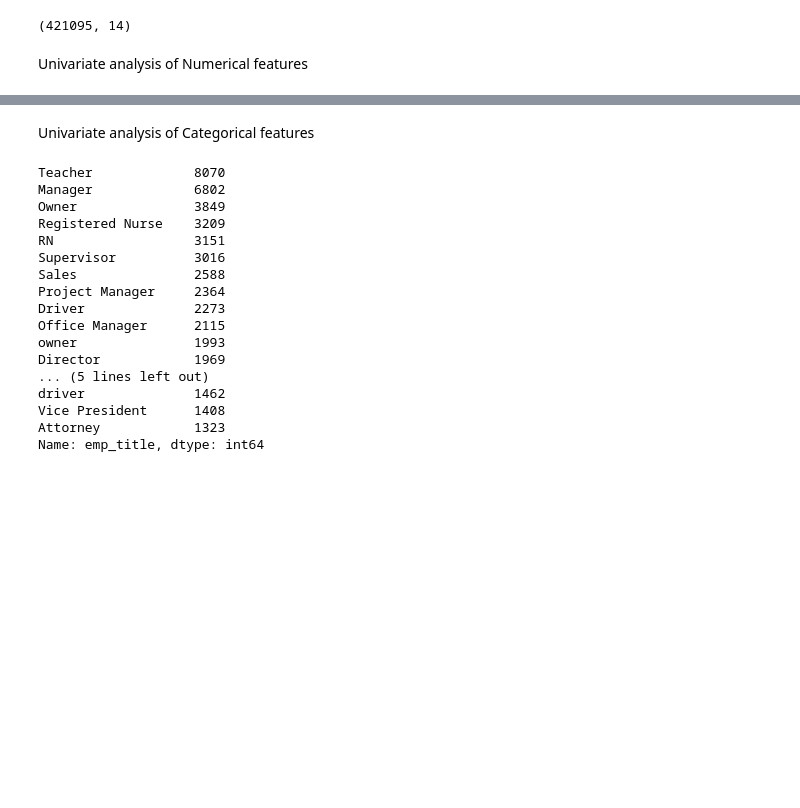
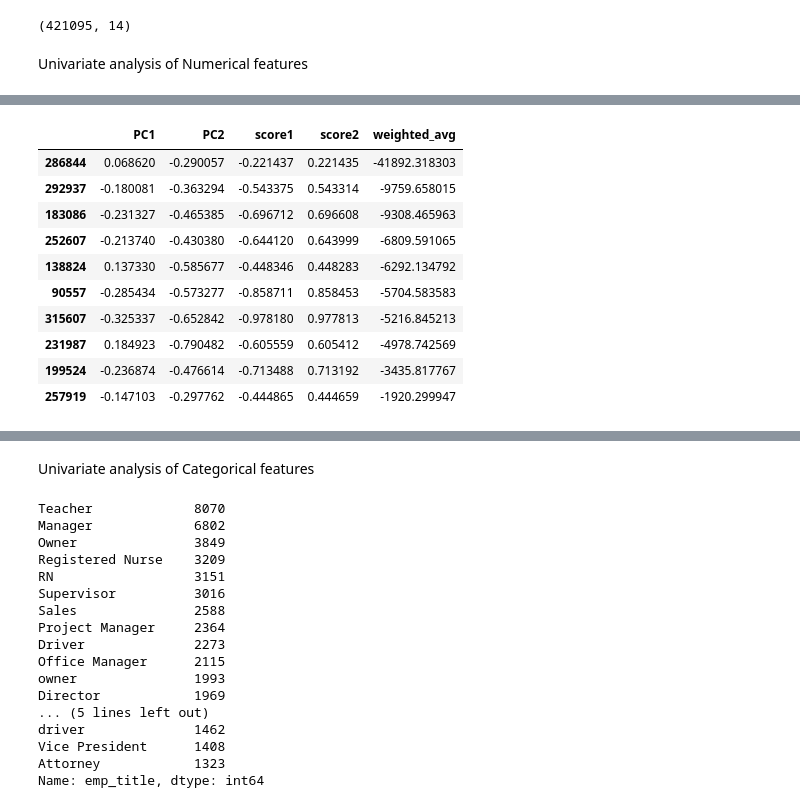
Before and after one commit to Rajat-Gaur/Credit-Card-Fraud-Detection, a Jupyter notebook: Welcome_To_Colaboratory.ipynb, the cells around one changed output, grey strips where cells are left out. Saved outputs shown, nothing was run; the diff lists cells and outputs as text; code cells hidden in the pictures; blank space fills up the shorter version.

```diff
--- a/Welcome_To_Colaboratory.ipynb
+++ b/Welcome_To_Colaboratory.ipynb
@@ -449,0 +513,9 @@ ValueError: ignored
+# %%
+numeric_2 = numeric_.drop(['issue_d', 'earliest_cr_line'], axis=1)
+numeric_2 = numeric_2.dropna()
+
+from sklearn.decomposition import PCA
+pca = PCA(0.90)
+projected = pca.fit_transform(numeric_2)
+print(numeric_2.shape)
+print(projected.shape)
@@ -449,0 +525,6 @@ ValueError: ignored
+# %%
+from scipy import stats
+projected=stats.zscore(projected)
+df_anom = pd.DataFrame(data=projected, index=range(0,317664), columns=['PC1', 'PC2'])
+df_anom['score1']=df_anom.sum(axis=1)
+df_anom.shape
@@ -449,0 +533,11 @@ ValueError: ignored
+# %%
+from keras.layers import Input, Dense
+from keras.models import Model
+input_dim = 2
+encoding_dim = 2
+input_img = Input(shape=(input_dim,))
+encoded = Dense(encoding_dim, activation='linear')(input_img)
+decoded = Dense(input_dim, activation='linear')(encoded)
+autoencoder = Model(input_img, decoded)
+autoencoder.compile(optimizer='adam', loss='mse')
+print(autoencoder.summary())
@@ -449,0 +560,27 @@ ValueError: ignored
+# %%
+autoen_ = autoencoder.fit(projected, projected)
+encoder = Model(input_img, encoded)
+encoded_input = Input(shape=(encoding_dim,))
+decoder_layer = autoencoder.layers[-1]
+decoder = Model(encoded_input, decoder_layer(encoded_input))
+encoded_data = encoder.predict(projected)
+data_autoen = pd.DataFrame(data=encoded_data)
+sum=data_autoen.sum(axis=1)
+data_autoen['score1']=df_anom.loc[:,'score1']
+data_autoen['score2']=abs(sum-data_autoen['score1'])
+df_anom['score2']=data_autoen['score2']
+df_anom['weighted_avg']=(df_anom['score1']/(df_anom['score1']+df_anom['score2']))*\
+                  df_anom.score1+(df_anom['score2']/(df_anom['score1']+df_anom['score2']))*df_anom.score2
+df_anom.sort_values('weighted_avg', ascending=True).head(10)
+# %% [output]
+|  | PC1 | PC2 | score1 | score2 | weighted_avg |
+| 286844 | 0.068620 | -0.290057 | -0.221437 | 0.221435 | -41892.318303 |
+| 292937 | -0.180081 | -0.363294 | -0.543375 | 0.543314 | -9759.658015 |
+| 183086 | -0.231327 | -0.465385 | -0.696712 | 0.696608 | -9308.465963 |
+| 252607 | -0.213740 | -0.430380 | -0.644120 | 0.643999 | -6809.591065 |
+| 138824 | 0.137330 | -0.585677 | -0.448346 | 0.448283 | -6292.134792 |
+| 90557 | -0.285434 | -0.573277 | -0.858711 | 0.858453 | -5704.583583 |
+| 315607 | -0.325337 | -0.652842 | -0.978180 | 0.977813 | -5216.845213 |
+| 231987 | 0.184923 | -0.790482 | -0.605559 | 0.605412 | -4978.742569 |
+| 199524 | -0.236874 | -0.476614 | -0.713488 | 0.713192 | -3435.817767 |
+| 257919 | -0.147103 | -0.297762 | -0.444865 | 0.444659 | -1920.299947 |
```
Also changed, not shown: parts of 73 cells of this notebook.
